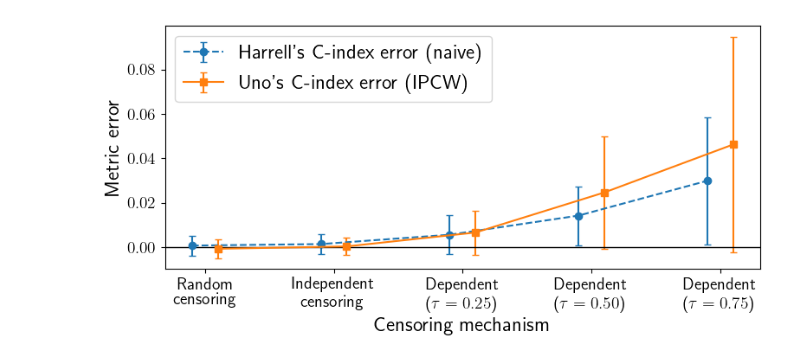
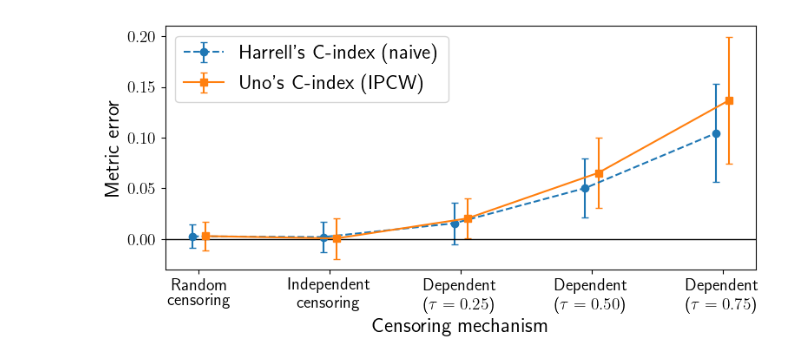
Before and after one commit to thecml/position-paper, a Jupyter notebook: ladder_hypo.ipynb, the cells around one changed output. Cells and saved outputs as stored; diff of their text form; code cells hidden in the pictures.

```diff
--- a/ladder_hypo.ipynb
+++ b/ladder_hypo.ipynb
@@ -311,15 +329,15 @@ def run_bias_experiment(
 # %%
 # Run the bias bias experiment
 data_cfg = dict(
-    alpha_e1=19, gamma_e1=6,   # censoring params
+    alpha_e1=12, gamma_e1=3,   # censoring params
     alpha_e2=17, gamma_e2=4,   # event params
-    n_samples=10000, n_features=10
+    n_samples=10000, n_features=10 # 10000
 )
 
 res, summary = run_bias_experiment(
     data_cfg,
     taus=(0.25, 0.5, 0.75),
-    seeds=range(25),
+    seeds=range(100),
     copula_name="clayton",
     num_points=10,
     train_frac=0.7,
@@ -373,34 +391,34 @@ plt.show()
 # %%
 # CI biases
 y1 = summary["bias_ci_harrell"].values
 y2 = summary["bias_ci_uno"].values
 e1 = summary["bias_ci_harrell_std"].values
 e2 = summary["bias_ci_uno_std"].values
 
-dx = 0.1  # horizontal offset
+dx = 0.05  # horizontal offset
 
 plt.figure(figsize=(8, 4))
 plt.errorbar(
     x - dx, y1, yerr=e1,
     marker="o", capsize=3, linestyle="--",
-    label="Harrell's C-index error (naive)"
+    label="Harrell's C-index (naive)"
 )
 plt.errorbar(
     x + dx, y2, yerr=e2,
     marker="s", capsize=3, linestyle="-",
-    label="Uno's C-index error (IPCW)"
+    label="Uno's C-index (IPCW)"
 )
 
 plt.axhline(0.0, linewidth=1, color="black")
 plt.xticks(x, xlabels)
-plt.xlabel("Censoring type")
+plt.xlabel("Censoring mechanism")
 plt.ylabel("Metric error")
 plt.legend()
 plt.tight_layout()
 plt.savefig(f"plots/ci_error_curve.pdf", format='pdf', bbox_inches='tight')
 plt.show()
 # %% [output]
-[figure, old version]
+[figure, new version]
 # %%
 summary
 # %% [output]
```
Also changed, not shown: parts of 5 cells of this notebook, 7 other files.
